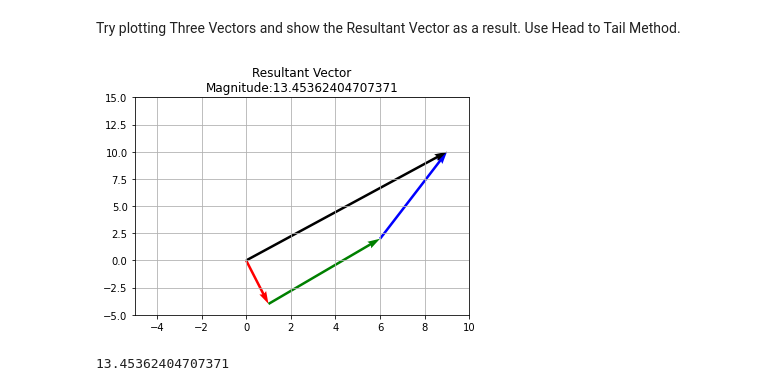
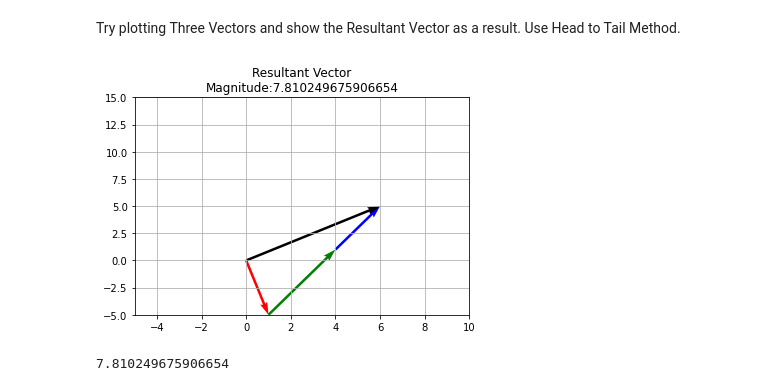
Before and after one commit to Shamana027/Linear_Algebra_ChE_2nd-sem-2020-2021, a Jupyter notebook: Assignment_9.ipynb, the cells around one changed output. Drawn from its saved outputs; the diff is of its cells as text; code cells hidden in the pictures.

```diff
--- a/Assignment_9.ipynb
+++ b/Assignment_9.ipynb
@@ -262,23 +263,23 @@ plt.show()
 Try plotting Three Vectors and show the Resultant Vector as a result.
 Use Head to Tail Method.
 # %%
-X = np.array([1, -4])
-Y = np.array([3, 8])
-Z = np.array([5, 6])
+X = np.array([1, -5])
+Y = np.array([2, 4])
+Z = np.array([3, 6])
 R = X + Y + Z
 Magnitude = np.sqrt(np.sum(R**2))
 plt.title("Resultant Vector\nMagnitude:{}" .format(Magnitude))
 plt.xlim(-5, 10)
 plt.ylim(-5, 15)
 plt.quiver(0, 0, X[0], X[1], angles='xy', scale_units='xy', scale=1, color='red')
 plt.quiver(X[0], X[1], Z[0], Z[1], angles='xy', scale_units='xy', scale=1, color='green')
-plt.quiver(6, 2, Y[0], Y[1], angles='xy', scale_units='xy', scale=1, color='blue')
+plt.quiver(Y[1], X[0], Y[0], Y[1], angles='xy', scale_units='xy', scale=1, color='blue')
 plt.quiver(0, 0, R[0], R[1], angles='xy', scale_units='xy', scale=1, color='black')
 plt.grid()
 plt.show()
 
 print(Magnitude)
 Slope = R[1]/R[0]
 # %% [output]
-[figure, old version]
+[figure, new version]
-13.45362404707371
+7.810249675906654
```
Also changed, not shown: parts of 1 cell of this notebook.
